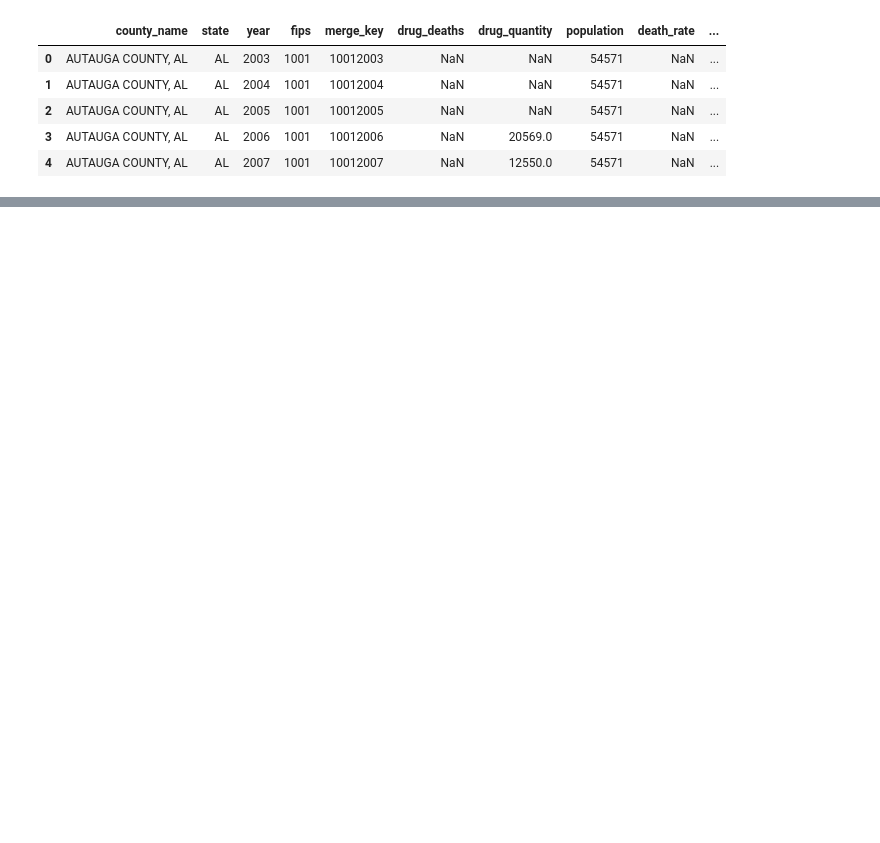
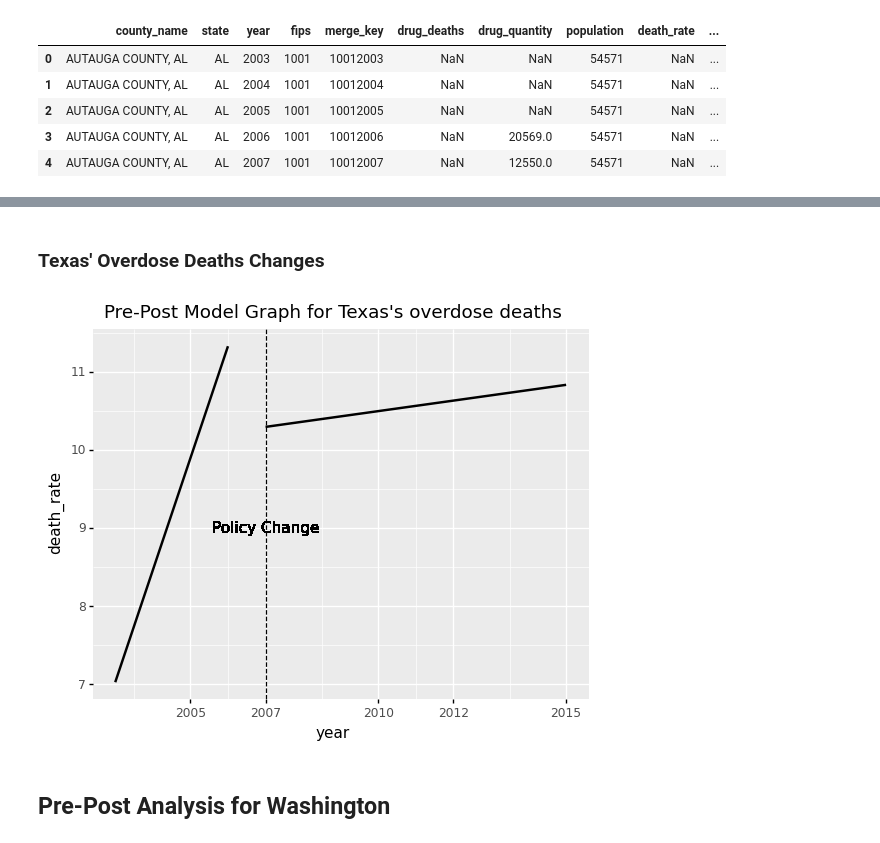
Before and after one commit to Yer1k/opioid_causal_inference, a Jupyter notebook: 10_code/pre-post_analysis.ipynb, the cells around one changed output, grey strips where cells are left out. Saved outputs shown, nothing was run; the diff lists cells and outputs as text; code cells hidden in the pictures; blank space fills up the shorter version.

```diff
--- a/10_code/pre-post_analysis.ipynb
+++ b/10_code/pre-post_analysis.ipynb
@@ -275,0 +122,3 @@ print(wa_overdose_plot)
+# %%
+#calculate the average drug_deaths(indicate overdose deaths)
+tx_df = tx_df.groupby(['year', "county_name"], as_index = False).mean()
@@ -275,0 +139,28 @@ print(wa_overdose_plot)
+# %% [markdown]
+### Texas' Overdose Deaths Changes
+# %%
+#plot the effect on overdose deaths during 2003-2015 (policy change in 2007)
+# TODO: fix labels for x-axis
+tx_overdose_plot = (
+    ggplot(tx_df, aes(x="year", y="death_rate"))
+    + geom_smooth(
+        method="lm",
+        data=tx_df[tx_df["year"] < 2007],
+        se=False,
+    )
+    + geom_smooth(
+        method="lm",
+        data=tx_df[tx_df["year"] >= 2007],
+        se=False,
+    )
+    + scale_x_continuous(breaks = [2002, 2005, 2007, 2010, 2012, 2015])
+    + geom_vline(xintercept=2007, linetype="dashed")
+    + geom_text(x=2007, y=9, label="Policy Change", color="black")
+    + labs(title="Pre-Post Model Graph for Texas's overdose deaths")
+)
+#tx_overdose_plot.save("../30_results/prepost_Texas_overdose_deaths.pdf")
+print(tx_overdose_plot)
+# %% [output]
+[figure, added]
+# %% [markdown]
+## Pre-Post Analysis for Washington
```
Also changed, not shown: parts of 42 cells of this notebook.
